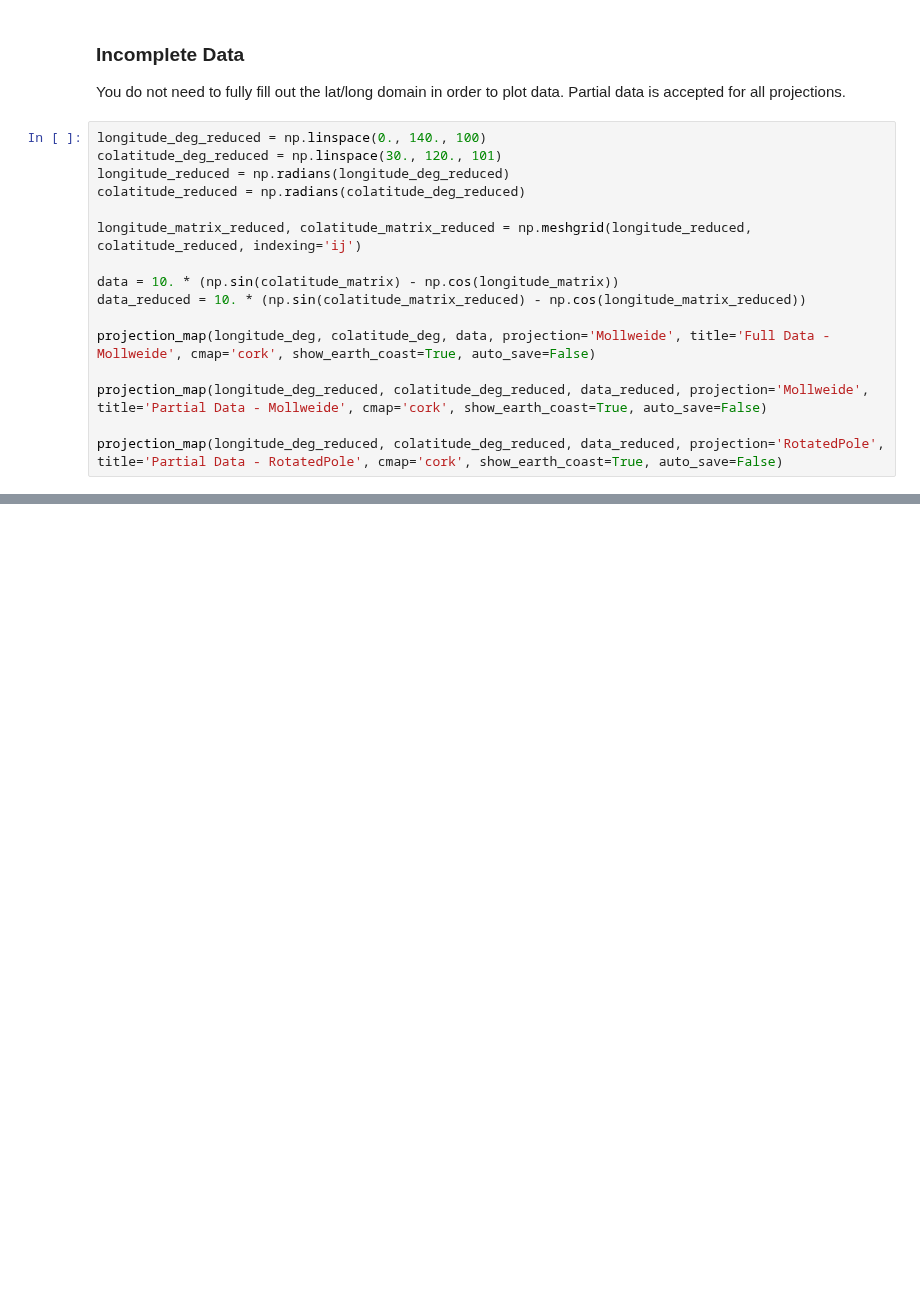
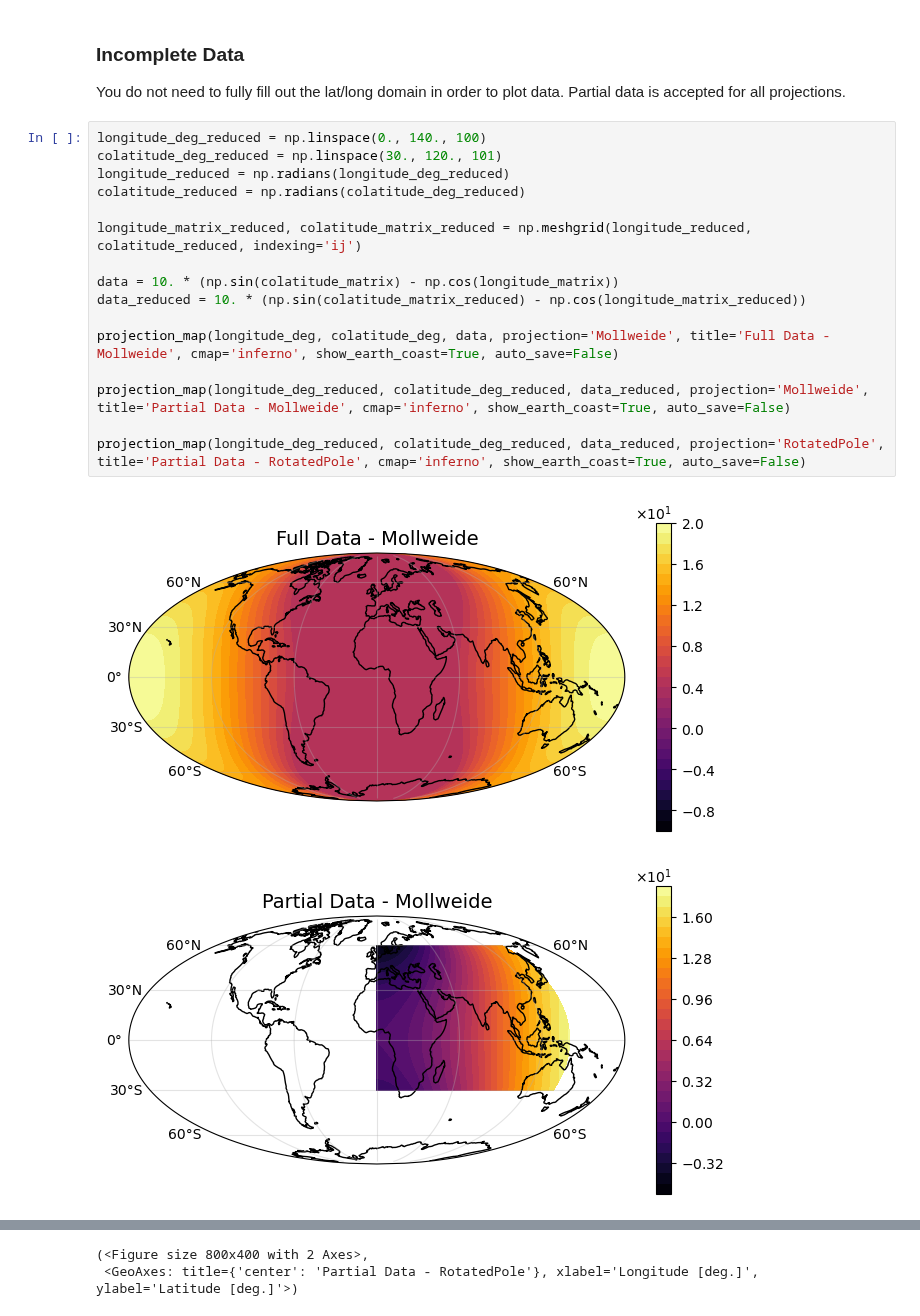
Before and after one commit to jrenaud90/TidalPy, a Jupyter notebook: Demos/Graphics--MapProjections.ipynb, the cells around one changed output, grey strips where cells are left out. Saved outputs shown, nothing was run; the diff lists cells and outputs as text; blank space fills up the shorter version.

```diff
--- a/Demos/Graphics--MapProjections.ipynb
+++ b/Demos/Graphics--MapProjections.ipynb
@@ -108,16 +122,19 @@ You do not need to fully fill out the lat/long domain in order to plot data. Par
 # %%
 longitude_deg_reduced = np.linspace(0., 140., 100)
 colatitude_deg_reduced = np.linspace(30., 120., 101)
 longitude_reduced = np.radians(longitude_deg_reduced)
 colatitude_reduced = np.radians(colatitude_deg_reduced)
 
 longitude_matrix_reduced, colatitude_matrix_reduced = np.meshgrid(longitude_reduced, colatitude_reduced, indexing='ij')
 
 data = 10. * (np.sin(colatitude_matrix) - np.cos(longitude_matrix))
 data_reduced = 10. * (np.sin(colatitude_matrix_reduced) - np.cos(longitude_matrix_reduced))
 
-projection_map(longitude_deg, colatitude_deg, data, projection='Mollweide', title='Full Data - Mollweide', cmap='cork', show_earth_coast=True, auto_save=False)
+projection_map(longitude_deg, colatitude_deg, data, projection='Mollweide', title='Full Data - Mollweide', cmap='inferno', show_earth_coast=True, auto_save=False)
 
-projection_map(longitude_deg_reduced, colatitude_deg_reduced, data_reduced, projection='Mollweide', title='Partial Data - Mollweide', cmap='cork', show_earth_coast=True, auto_save=False)
+projection_map(longitude_deg_reduced, colatitude_deg_reduced, data_reduced, projection='Mollweide', title='Partial Data - Mollweide', cmap='inferno', show_earth_coast=True, auto_save=False)
 
-projection_map(longitude_deg_reduced, colatitude_deg_reduced, data_reduced, projection='RotatedPole', title='Partial Data - RotatedPole', cmap='cork', show_earth_coast=True, auto_save=False)
+projection_map(longitude_deg_reduced, colatitude_deg_reduced, data_reduced, projection='RotatedPole', title='Partial Data - RotatedPole', cmap='inferno', show_earth_coast=True, auto_save=False)
+# %% [output]
+[figure, added]
+[figure, added]
@@ -123,0 +142,2 @@ projection_map(longitude_deg_reduced, colatitude_deg_reduced, data_reduced, proj
+(<Figure size 800x400 with 2 Axes>,
+ <GeoAxes: title={'center': 'Partial Data - RotatedPole'}, xlabel='Longitude [deg.]', ylabel='Latitude [deg.]'>)
```
Also changed, not shown: parts of 11 cells of this notebook, 16 other files.
